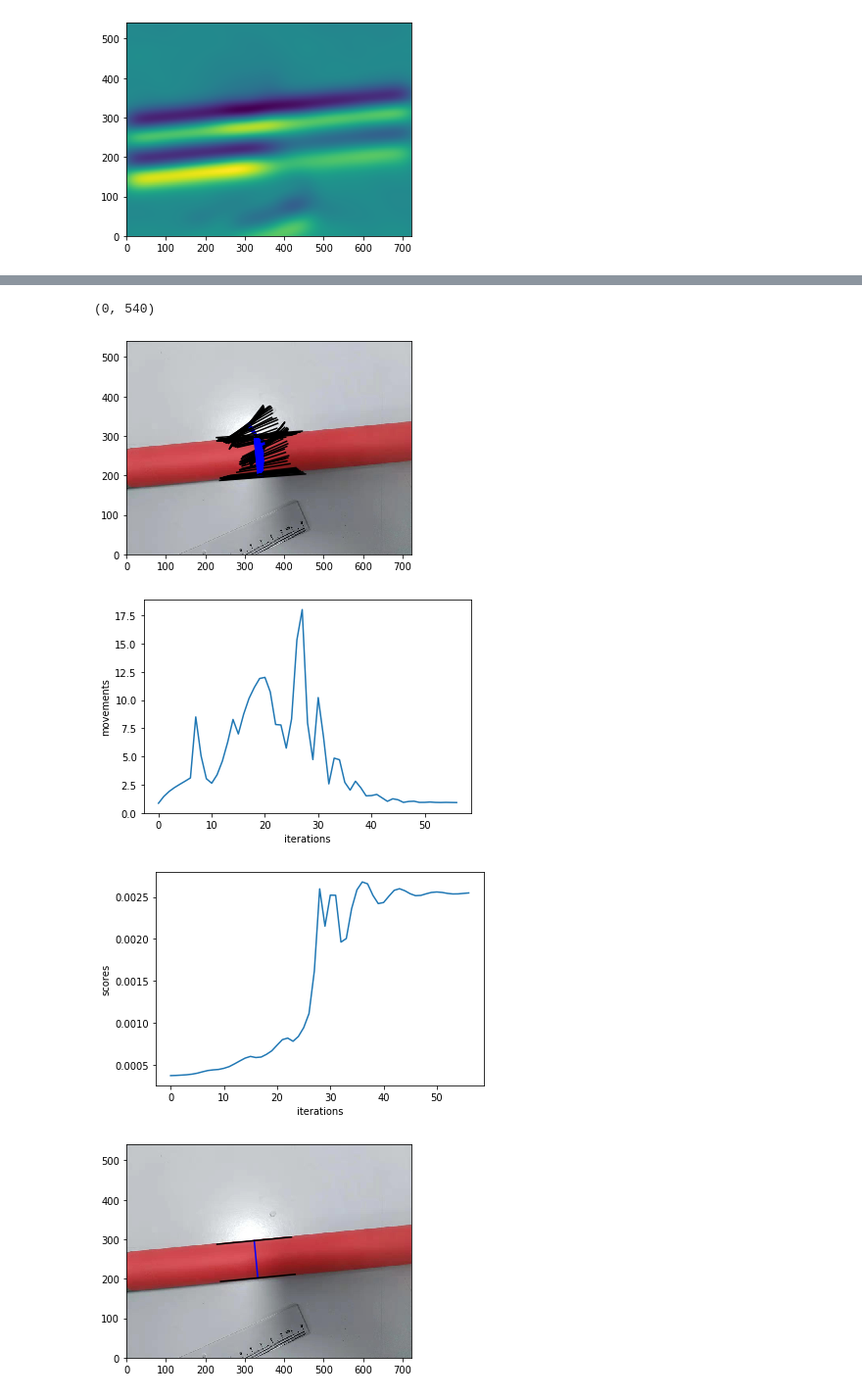
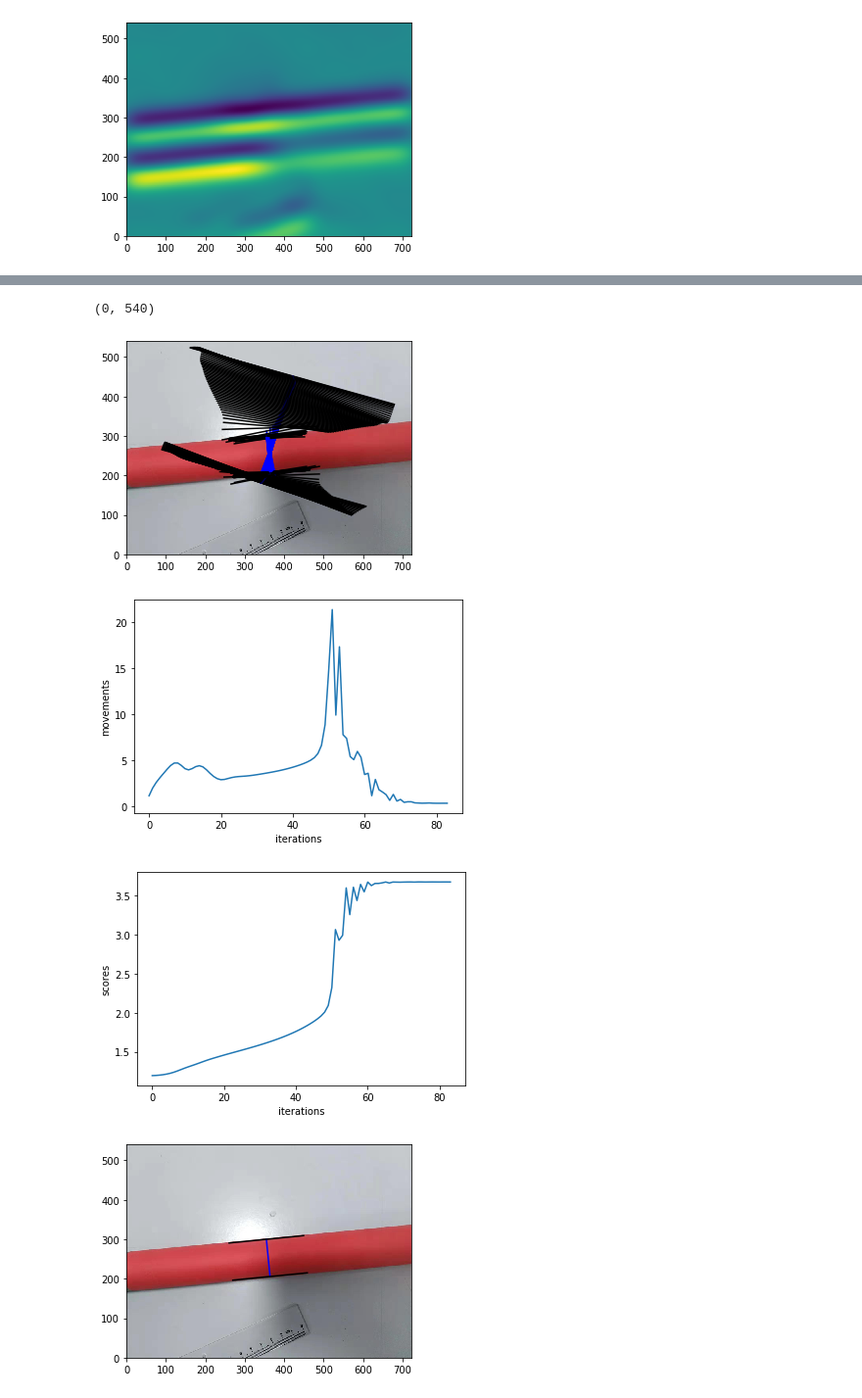
Before and after one commit to ChengYinghao/wireRod, a Jupyter notebook: gradient.ipynb, the cells around one changed output, grey strips where cells are left out. Shown: that part at 98% size. Saved outputs shown, nothing was run; the diff lists cells and outputs as text; code cells hidden in the pictures.

```diff
--- a/gradient.ipynb
+++ b/gradient.ipynb
@@ -61,13 +61,16 @@ plt.ylim(0,h)
 # %%
 ps = np.stack(np.meshgrid(np.arange(w),np.flip(np.arange(h))),-1)
 # %%
-def lines_mask(p1,p2,ps,thickness=5, blur=10):
+def lines_mask(p1,p2,ps,thickness=5):
     n = p2-p1
     n = n/np.sqrt(np.sum(np.square(n),-1))
-    line1 = np.abs(np.sum((ps-p1)*n,-1))<=thickness
-    line2 = np.abs(np.sum((ps-p2)*n,-1))<=thickness
-    line1 = gaussian(line1,blur)
-    line2 = gaussian(line2,blur)
+
+    d1 = np.abs(np.sum((ps-p1)*n,-1))
+    d2 = np.abs(np.sum((ps-p2)*n,-1))
+
+    line1 = np.clip(thickness/2-d1,0.0,1.0)
+    line2 = np.clip(thickness/2-d2,0.0,1.0)
+
     return line1, line2
 
 line1, line2 = lines_mask(p1,p2,ps,thickness=5)
@@ -129,11 +139,16 @@ def compute_score(mask,edges):
     return score
 # %%
 h, w = np.shape(edges)
-p1 = np.array([w//2, h//2+50],np.float)+np.random.normal(0,70,2)
-p2 = np.array([w//2, h//2-50],np.float)+np.random.normal(0,70,2)
+p1 = np.array([w//2, h//2+50],np.float)+np.random.normal(0,60,2)
+p2 = np.array([w//2, h//2-50],np.float)+np.random.normal(0,60,2)
 
 v1 = np.zeros(2,np.float)
 v2 = np.zeros(2,np.float)
 
 scores = []
 movements = []
+
+plt.imshow(img_raw, extent=(0,w,0,h))
+plot_ruler(p1,p2)
+plt.xlim(0,w)
+plt.ylim(0,h)
@@ -148,11 +166,10 @@ damping = 0.3
 
 length = np.sqrt(w*h)
 thickness = 5
-blur = 3
 
 pan_m = 0.0001*length*thickness
-rot_m = 0.01*length*length*thickness
-spr_m = 0.5*length
+rot_m = 0.002*length*length*thickness
+spr_m = 0.1*length
 
 plot_ruler(p1,p2)
 
@@ -160,7 +177,7 @@ mask1, mask2 = lines_mask(p1,p2,ps,thickness)
 mask_all = mask1+mask2
 
 for i in range(100):
-    mask1, mask2 = lines_mask(p1,p2,ps,thickness,blur)
+    mask1, mask2 = lines_mask(p1,p2,ps,thickness)
     mask_all = mask1+mask2
 
     pc = (p1+p2)/2
@@ -179,12 +196,15 @@ for i in range(100):
     dp2 += dp_by_rot(p2-pc,rot)
     # print(dp_by_rot(p1-pc,rot),dp_by_rot(p2-pc,rot))
 
-    spring1, spring2 = compute_spring(p1,p2,100,60,150)
+    spring1, spring2 = compute_spring(p1,p2,50,150,10)
     dp1 += spring1 / spr_m
     dp2 += spring2 / spr_m
     # print(spring1 / spr_m,spring2 / spr_m)
 
     # print(dp1,dp2)
+
+    # v1 = dp1*decent_rate/momentum
+    # v2 = dp2*decent_rate/momentum
 
     v1 += dp1*decent_rate/momentum
     v2 += dp2*decent_rate/momentum
@@ -198,14 +218,15 @@ for i in range(100):
     movement = np.sqrt(np.sum(np.square(v1))) + np.sqrt(np.sum(np.square(v2)))
     movements.append(movement)
 
-    score = compute_score(mask_all,edges)
+    score = compute_score(mask_all,edges_blur)*(10**4)
+    # score = compute_score(mask_all,edges)
     scores.append(score)
 
-    print(f"step={len(movements)}, movement={movement:.2f}, score={score*10**3:.2f}")
+    print(f"step={len(movements)}, movement={movement:.2f}, score={score:.2f}")
     plot_ruler(p1,p2)
 
     if len(movements)>5:
-        if movements[-1]<1.0:
+        if movements[-1]<0.5:
             last_movements = np.array(movements[-5:])
             mean = np.mean(last_movements)
             std_dev = np.sqrt(np.mean(np.square(last_movements-mean)))
@@ -248,5 +269,5 @@ step=57, movement=0.91, score=2.55
 (0, 540)
-[figure, old version]
+[figure, new version]
-[figure, old version]
+[figure, new version]
-[figure, old version]
+[figure, new version]
-[figure, old version]
+[figure, new version]
```
Also changed, not shown: parts of 7 cells of this notebook.
